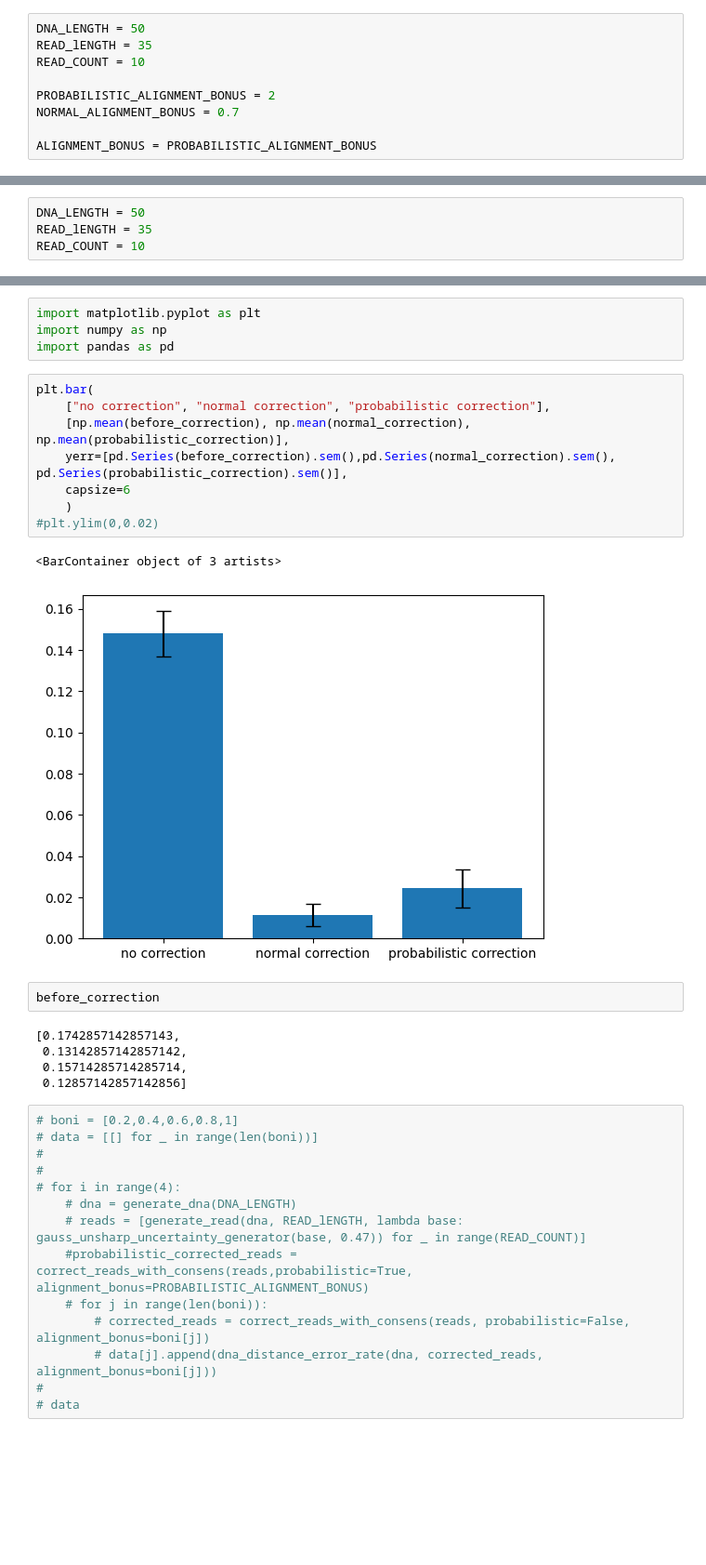
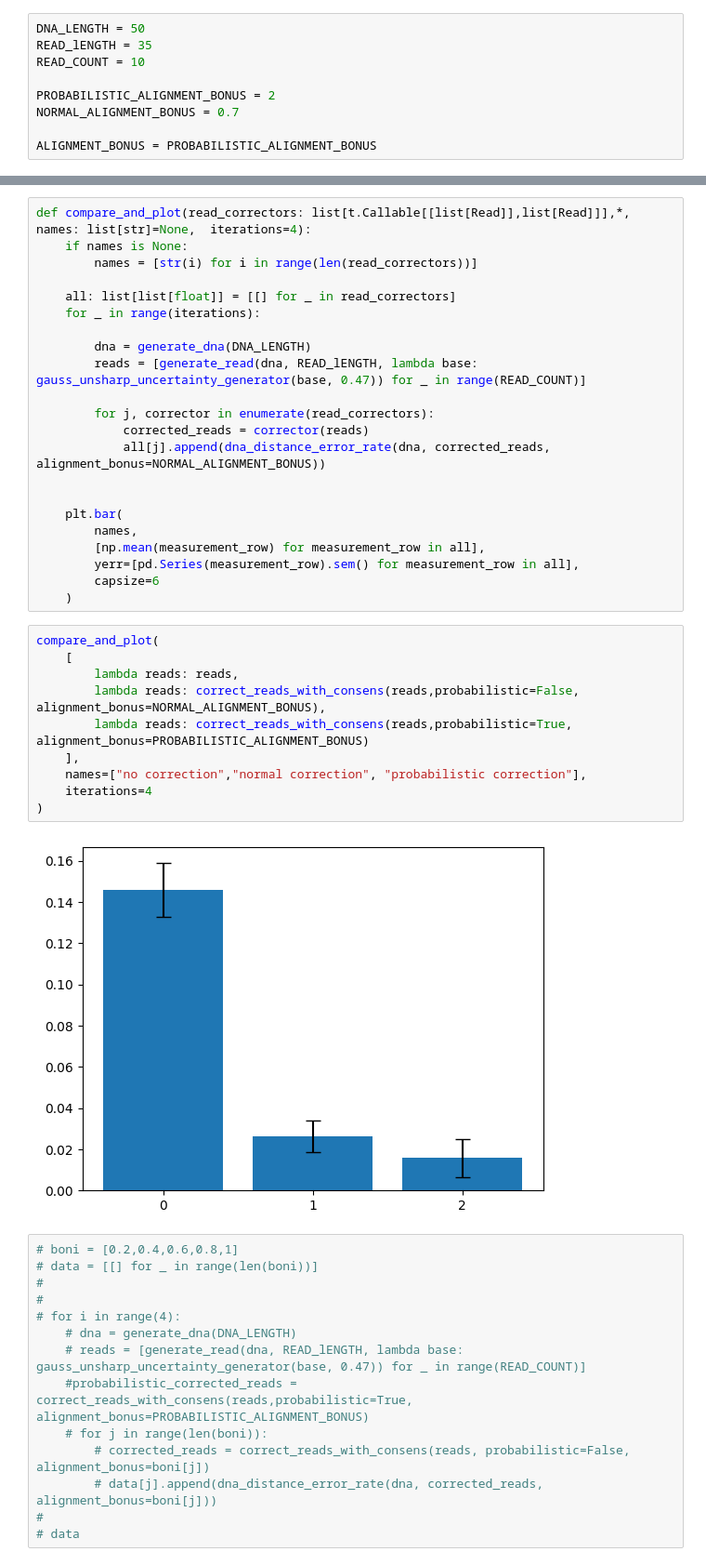
Before and after one commit to rayklauck/Positional-Weight-Matrices-in-Partial-Order-Alignments, a Jupyter notebook: uncertain_dp3.ipynb, the cells around one changed output, grey strips where cells are left out. Shown at 93% size. Drawn from its saved outputs; the diff is of its cells as text; blank space fills up the shorter version.

```diff
--- a/uncertain_dp3.ipynb
+++ b/uncertain_dp3.ipynb
@@ -100,6 +58,2 @@ corrected_reads = correct_reads_with_consens(reads,probabilistic=False, alignmen
 [None, None, None, None, None, None, None, None, None, None]
-# %%
-DNA_LENGTH = 50
-READ_lENGTH = 35
-READ_COUNT = 10
 # %%
@@ -164,25 +100,37 @@ print(before_correction, normal_correction, probabilistic_correction)
-# %%
-import matplotlib.pyplot as plt
-import numpy as np
-import pandas as pd
-# %%
-plt.bar(
-    ["no correction", "normal correction", "probabilistic correction"],
-    [np.mean(before_correction), np.mean(normal_correction), np.mean(probabilistic_correction)],
-    yerr=[pd.Series(before_correction).sem(),pd.Series(normal_correction).sem(), pd.Series(probabilistic_correction).sem()],
-    capsize=6
-    )
-#plt.ylim(0,0.02)
-# %% [output]
-<BarContainer object of 3 artists>
-[figure, removed]
-# %%
-before_correction
-# %% [output]
-[0.1742857142857143,
- 0.13142857142857142,
- 0.15714285714285714,
- 0.12857142857142856]
+# %%
+def compare_and_plot(read_correctors: list[t.Callable[[list[Read]],list[Read]]],*, names: list[str]=None,  iterations=4):
+    if names is None:
+        names = [str(i) for i in range(len(read_correctors))]
+
+    all: list[list[float]] = [[] for _ in read_correctors]
+    for _ in range(iterations):
+
+        dna = generate_dna(DNA_LENGTH)
+        reads = [generate_read(dna, READ_lENGTH, lambda base: gauss_unsharp_uncertainty_generator(base, 0.47)) for _ in range(READ_COUNT)]
+
+        for j, corrector in enumerate(read_correctors):
+            corrected_reads = corrector(reads)
+            all[j].append(dna_distance_error_rate(dna, corrected_reads, alignment_bonus=NORMAL_ALIGNMENT_BONUS))
+
+
+    plt.bar(
+        names,
+        [np.mean(measurement_row) for measurement_row in all],
+        yerr=[pd.Series(measurement_row).sem() for measurement_row in all],
+        capsize=6
+    )
+# %%
+compare_and_plot(
+    [
+        lambda reads: reads,
+        lambda reads: correct_reads_with_consens(reads,probabilistic=False, alignment_bonus=NORMAL_ALIGNMENT_BONUS),
+        lambda reads: correct_reads_with_consens(reads,probabilistic=True, alignment_bonus=PROBABILISTIC_ALIGNMENT_BONUS)
+    ],
+    names=["no correction","normal correction", "probabilistic correction"],
+    iterations=4
+)
+# %% [output]
+[figure, added]
 # %%
 # boni = [0.2,0.4,0.6,0.8,1]
 # data = [[] for _ in range(len(boni))]
```
Also changed, not shown: parts of 19 cells of this notebook, 10 other files.
